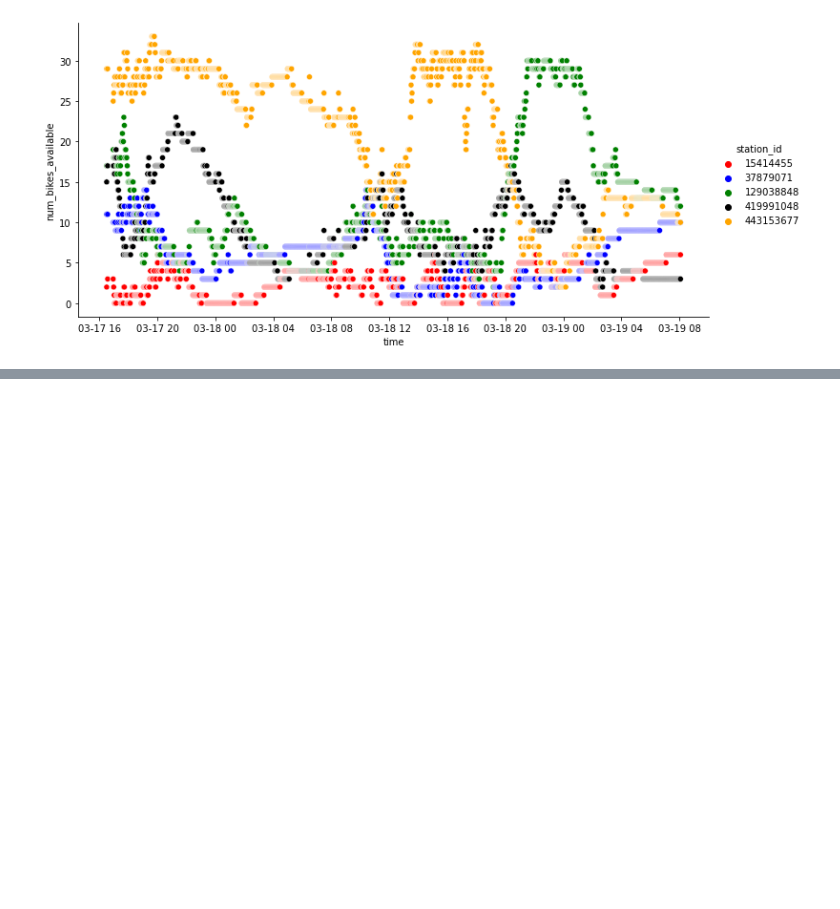
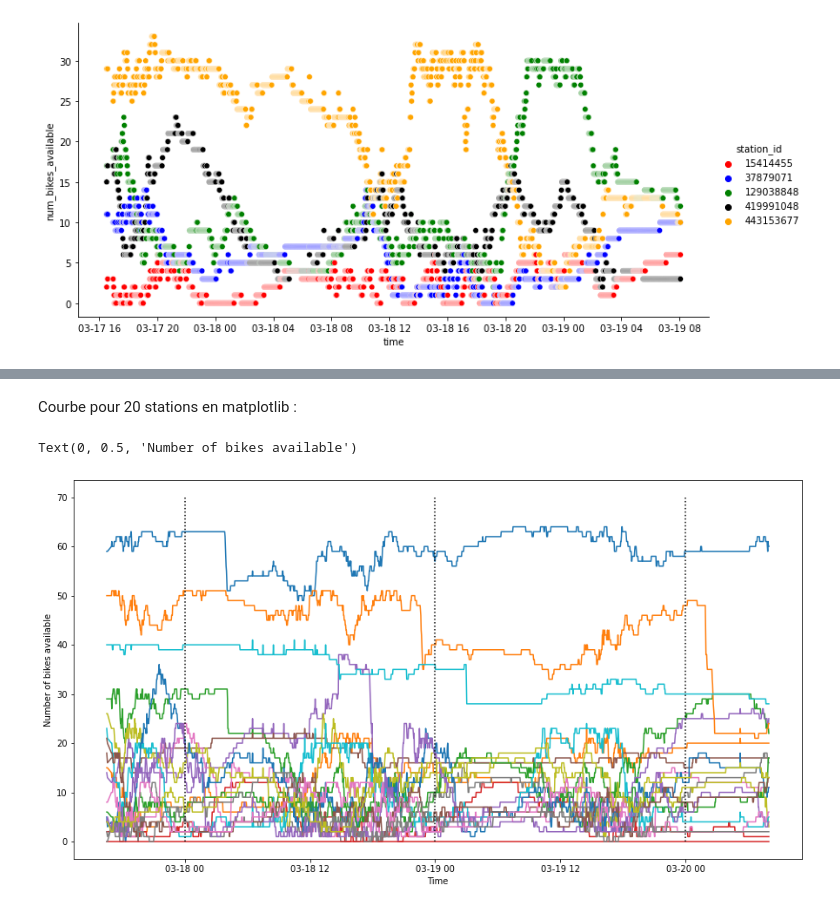
Before and after one commit to OFloyd/formation_greta, a Jupyter notebook: projet/premiere_analyse.ipynb, the cells around one changed output, grey strips where cells are left out. Drawn from its saved outputs; the diff is of its cells as text; code cells hidden in the pictures; blank space fills up the shorter version.

```diff
--- a/projet/premiere_analyse.ipynb
+++ b/projet/premiere_analyse.ipynb
@@ -160,0 +190,15 @@ Pour ce petit échantillon, on voit bien des oscillations au cours du temps, mai
+# %% [markdown]
+Courbe pour 20 stations en matplotlib :
+# %%
+plt.figure(figsize=(15,8))
+for station in random.sample(station_list, 20):
+               plt.plot('time', 'num_bikes_available', data=df[ df['station_id'] == station])
+
+plt.plot([datetime.datetime(2023,3,18),datetime.datetime(2023,3,18)], [0,70], color='black', linestyle='dotted')
+plt.plot([datetime.datetime(2023,3,19),datetime.datetime(2023,3,19)], [0,70], color='black', linestyle='dotted')
+plt.plot([datetime.datetime(2023,3,20),datetime.datetime(2023,3,20)], [0,70], color='black', linestyle='dotted')
+plt.xlabel('Time')
+plt.ylabel('Number of bikes available')
+# %% [output]
+Text(0, 0.5, 'Number of bikes available')
+[figure, added]
```
Also changed, not shown: parts of 21 cells of this notebook.
